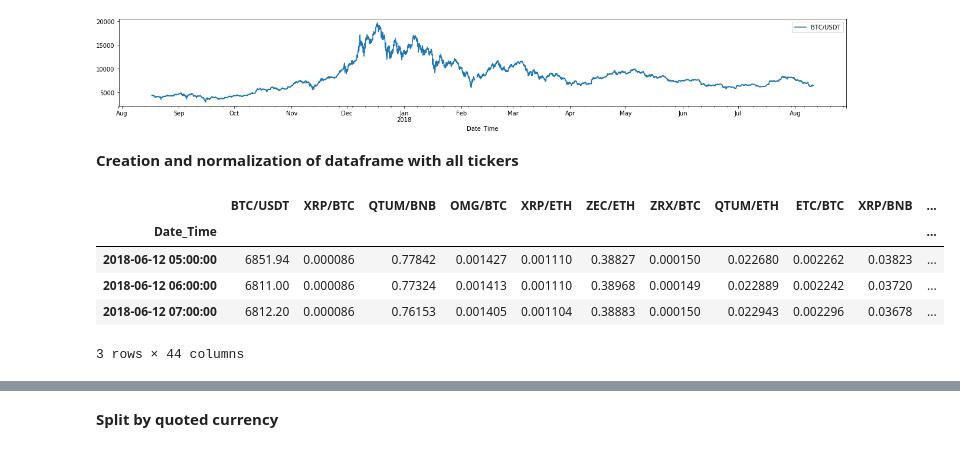
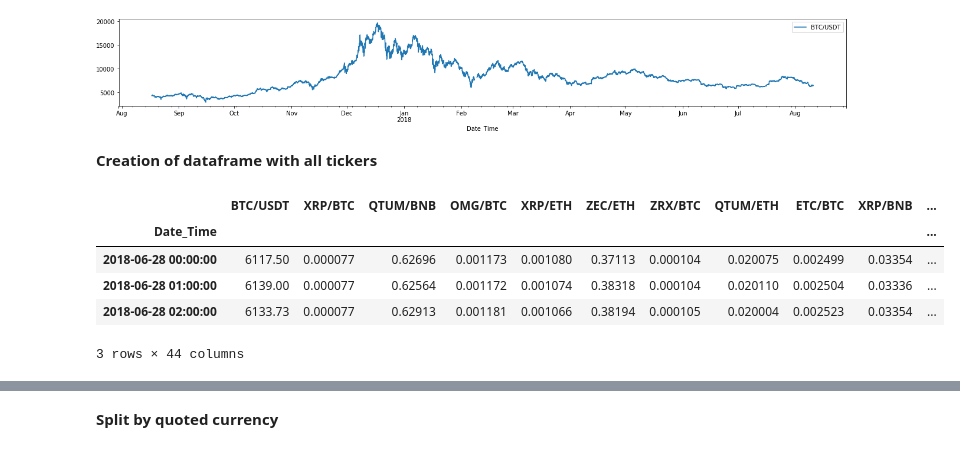
Before and after one commit to madnesspie/binance-correlation-matrix, a Jupyter notebook: correlation-matrix.ipynb, the cells around one changed output, grey strips where cells are left out. Cells and saved outputs as stored; diff of their text form; code cells hidden in the pictures.

```diff
--- a/correlation-matrix.ipynb
+++ b/correlation-matrix.ipynb
@@ -68,15 +89,16 @@ btcusdt.plot(figsize=(18, 3))
 <matplotlib.axes._subplots.AxesSubplot at 0x...>
 [figure]
 # %% [markdown]
-**Сreation and normalization of dataframe with all tickers**
+**Сreation of dataframe with all tickers**
 # %%
 all_df = btcusdt.join(ticker_dfs)
 all_df.dropna(inplace=True) # After dropna period decreases. It may be worth replacing NaN values.
+all_df = all_df.loc["2018-06-28": "2018-07-01"]
 all_df.head(3)
 # %% [output]
 |  | BTC/USDT | XRP/BTC | QTUM/BNB | OMG/BTC | XRP/ETH | ZEC/ETH | ZRX/BTC | QTUM/ETH | ETC/BTC | XRP/BNB | ... |
 | Date_Time |  |  |  |  |  |  |  |  |  |  | ... |
-| 2018-06-12 05:00:00 | 6851.94 | 0.000086 | 0.77842 | 0.001427 | 0.001110 | 0.38827 | 0.000150 | 0.022680 | 0.002262 | 0.03823 | ... |
-| 2018-06-12 06:00:00 | 6811.00 | 0.000086 | 0.77324 | 0.001413 | 0.001110 | 0.38968 | 0.000149 | 0.022889 | 0.002242 | 0.03720 | ... |
-| 2018-06-12 07:00:00 | 6812.20 | 0.000086 | 0.76153 | 0.001405 | 0.001104 | 0.38883 | 0.000150 | 0.022943 | 0.002296 | 0.03678 | ... |
+| 2018-06-28 00:00:00 | 6117.50 | 0.000077 | 0.62696 | 0.001173 | 0.001080 | 0.37113 | 0.000104 | 0.020075 | 0.002499 | 0.03354 | ... |
+| 2018-06-28 01:00:00 | 6139.00 | 0.000077 | 0.62564 | 0.001172 | 0.001074 | 0.38318 | 0.000104 | 0.020110 | 0.002504 | 0.03336 | ... |
+| 2018-06-28 02:00:00 | 6133.73 | 0.000077 | 0.62913 | 0.001181 | 0.001066 | 0.38194 | 0.000105 | 0.020004 | 0.002523 | 0.03354 | ... |
 3 rows × 44 columns
```
Also changed, not shown: parts of 20 cells of this notebook.
